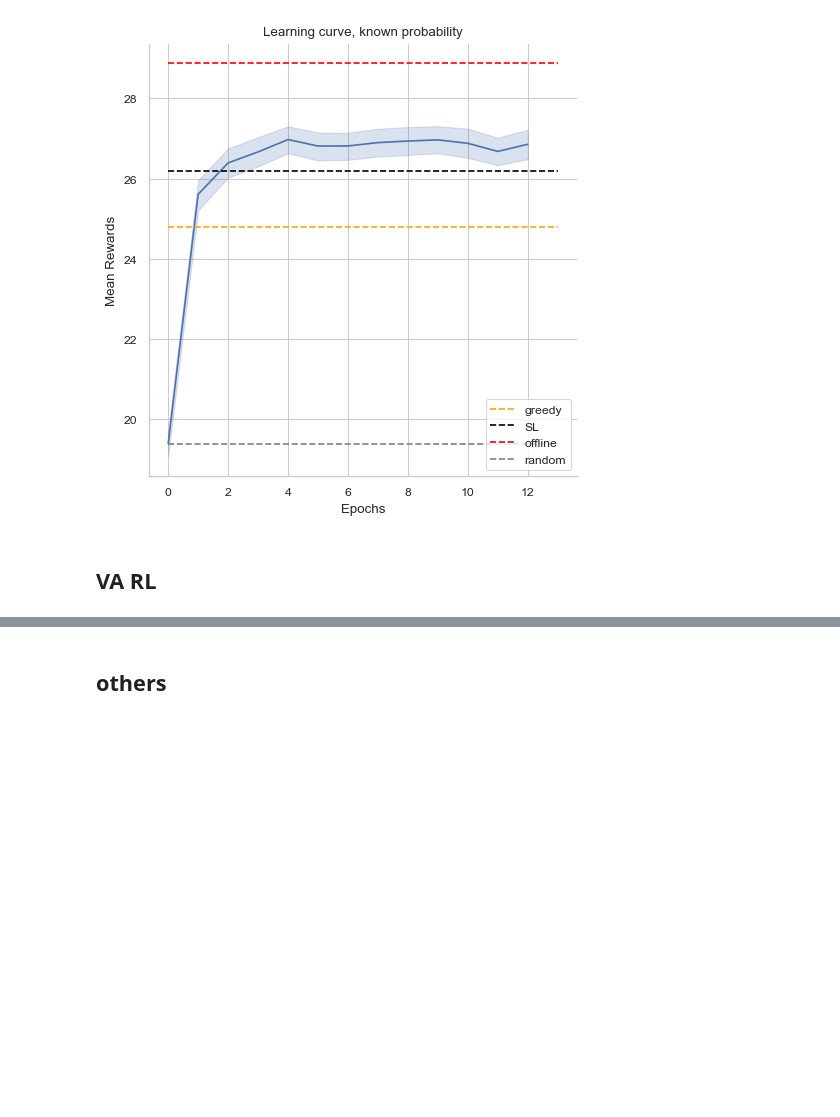
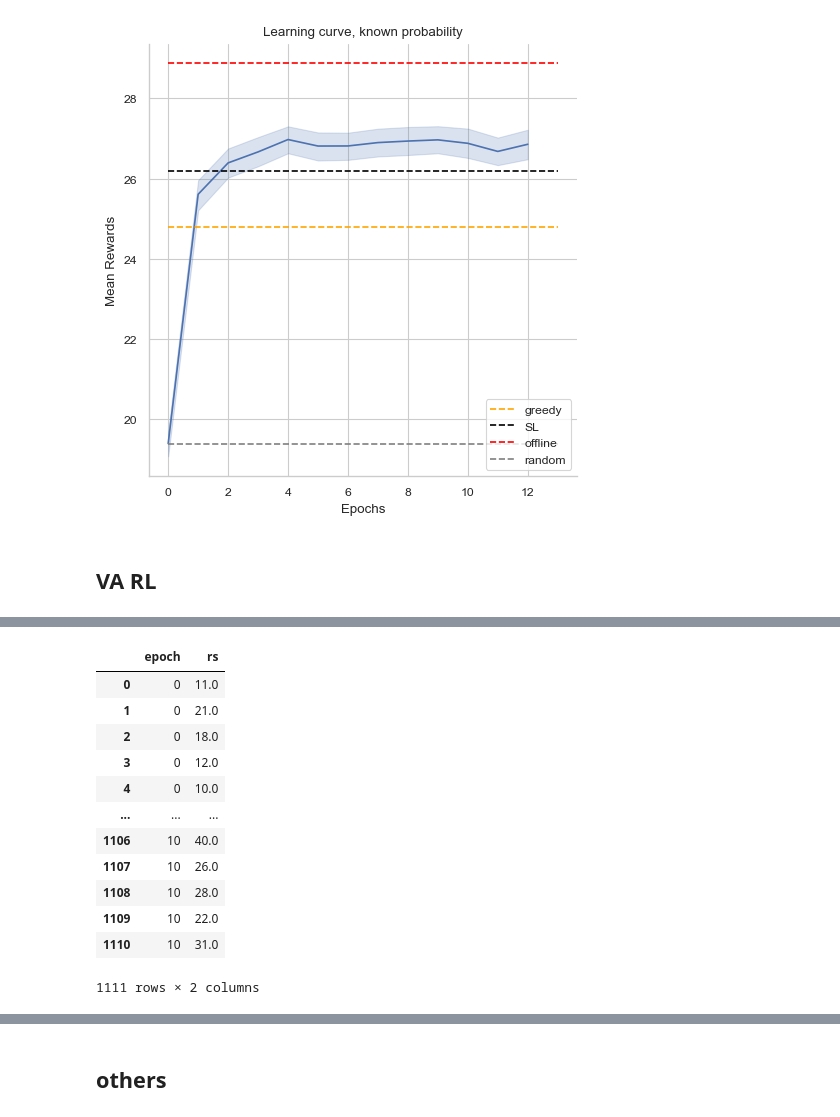
Before and after one commit to Farid-Najar/DynamicQVRP, a Jupyter notebook: results.ipynb, the cells around one changed output, grey strips where cells are left out. Drawn from its saved outputs; the diff is of its cells as text; code cells hidden in the pictures; blank space fills up the shorter version.

```diff
--- a/results.ipynb
+++ b/results.ipynb
@@ -254,4 +257,28 @@ df
 5000 rows × 2 columns
+# %%
+df_test = pd.DataFrame(columns=["epoch", "rs"])
+rs_test = np.load('results/dqn_rs_VA_test.npy')
+# rs = np.concatenate(
+#     [res_greedy_wo["rs"][None], rs],
+#     axis=0
+# )
+df_test["rs"] = rs_test.flatten()
+df_test["epoch"] = np.array([len(rs_test[i])*[i] for i in range(len(rs_test))]).flatten()
+df_test
+# %% [output]
+|  | epoch | rs |
+| 0 | 0 | 11.0 |
+| 1 | 0 | 21.0 |
+| 2 | 0 | 18.0 |
+| 3 | 0 | 12.0 |
+| 4 | 0 | 10.0 |
+| ... | ... | ... |
+| 1106 | 10 | 40.0 |
+| 1107 | 10 | 26.0 |
+| 1108 | 10 | 28.0 |
+| 1109 | 10 | 22.0 |
+| 1110 | 10 | 31.0 |
+1111 rows × 2 columns
 # %%
 # episode_durations = np.load('results/dqn_rs_VA.npy')
 # plt.plot(y, label="RL (DQN)")
```
Also changed, not shown: parts of 12 cells of this notebook, 23 other files.
